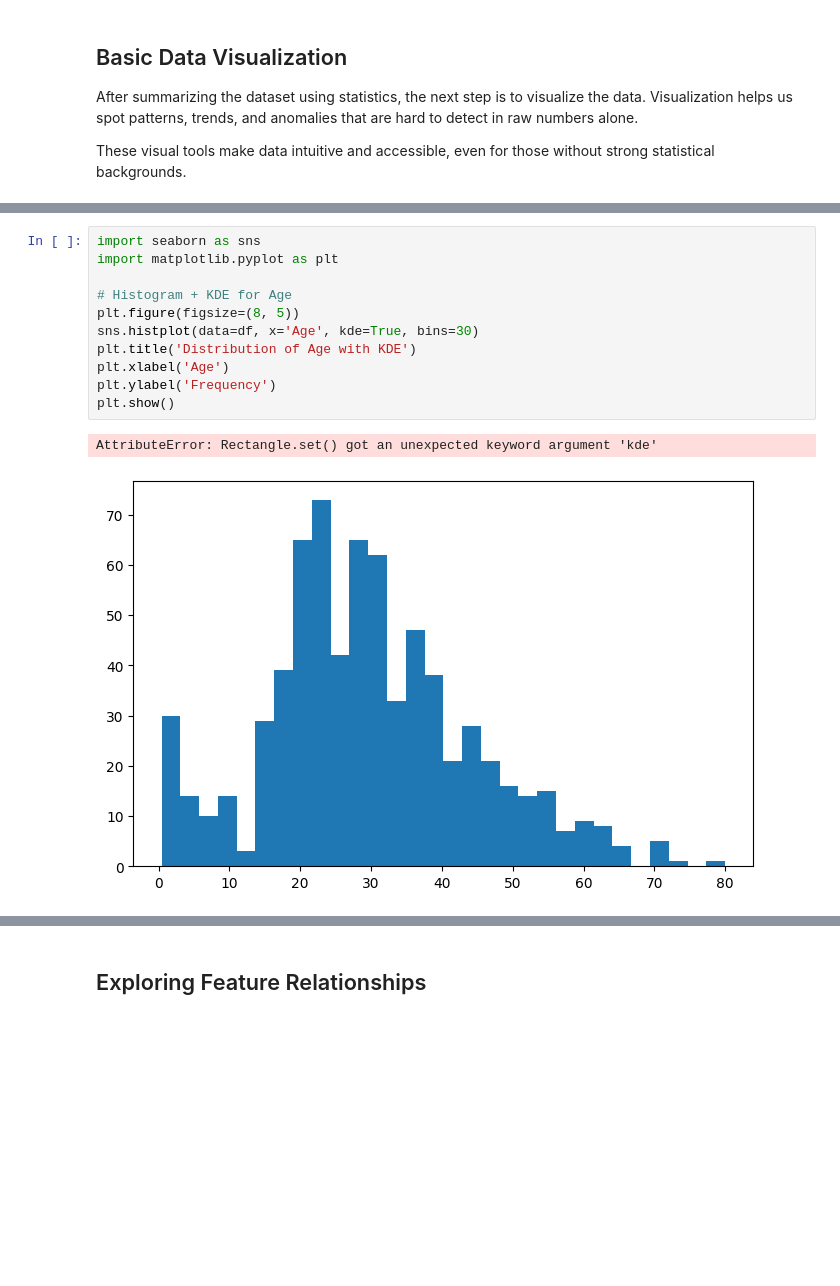
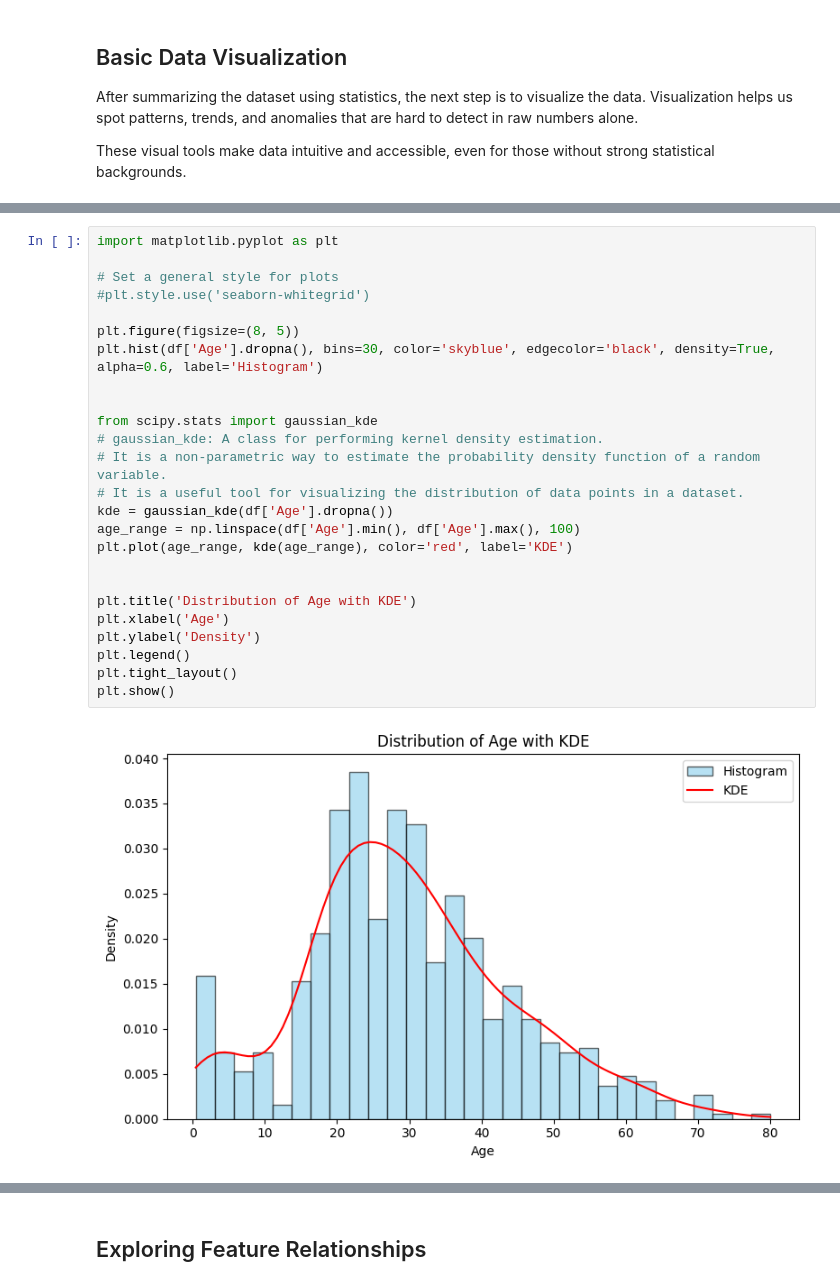
Before and after one commit to MAL-TO/Workshop-ML, a Jupyter notebook: lab-01.ipynb, the cells around one changed output, grey strips where cells are left out. Cells and saved outputs as stored; diff of their text form; blank space fills up the shorter version.

```diff
--- a/lab-01.ipynb
+++ b/lab-01.ipynb
@@ -399,15 +480,28 @@ Purpose: Shows how a numerical variable is distributed (e.g., Age).
 # %%
-import seaborn as sns
 import matplotlib.pyplot as plt
 
-# Histogram + KDE for Age
+# Set a general style for plots
+#plt.style.use('seaborn-whitegrid')
+
 plt.figure(figsize=(8, 5))
-sns.histplot(data=df, x='Age', kde=True, bins=30)
+plt.hist(df['Age'].dropna(), bins=30, color='skyblue', edgecolor='black', density=True, alpha=0.6, label='Histogram')
+
+
+from scipy.stats import gaussian_kde
+# gaussian_kde: A class for performing kernel density estimation.
+# It is a non-parametric way to estimate the probability density function of a random variable.
+# It is a useful tool for visualizing the distribution of data points in a dataset.
+kde = gaussian_kde(df['Age'].dropna())
+age_range = np.linspace(df['Age'].min(), df['Age'].max(), 100)
+plt.plot(age_range, kde(age_range), color='red', label='KDE')
+
+
 plt.title('Distribution of Age with KDE')
 plt.xlabel('Age')
-plt.ylabel('Frequency')
+plt.ylabel('Density')
+plt.legend()
+plt.tight_layout()
 plt.show()
 # %% [output]
-AttributeError: Rectangle.set() got an unexpected keyword argument 'kde'
-[figure, old version]
+[figure, new version]
 # %% [markdown]
```
Also changed, not shown: parts of 16 cells of this notebook.
